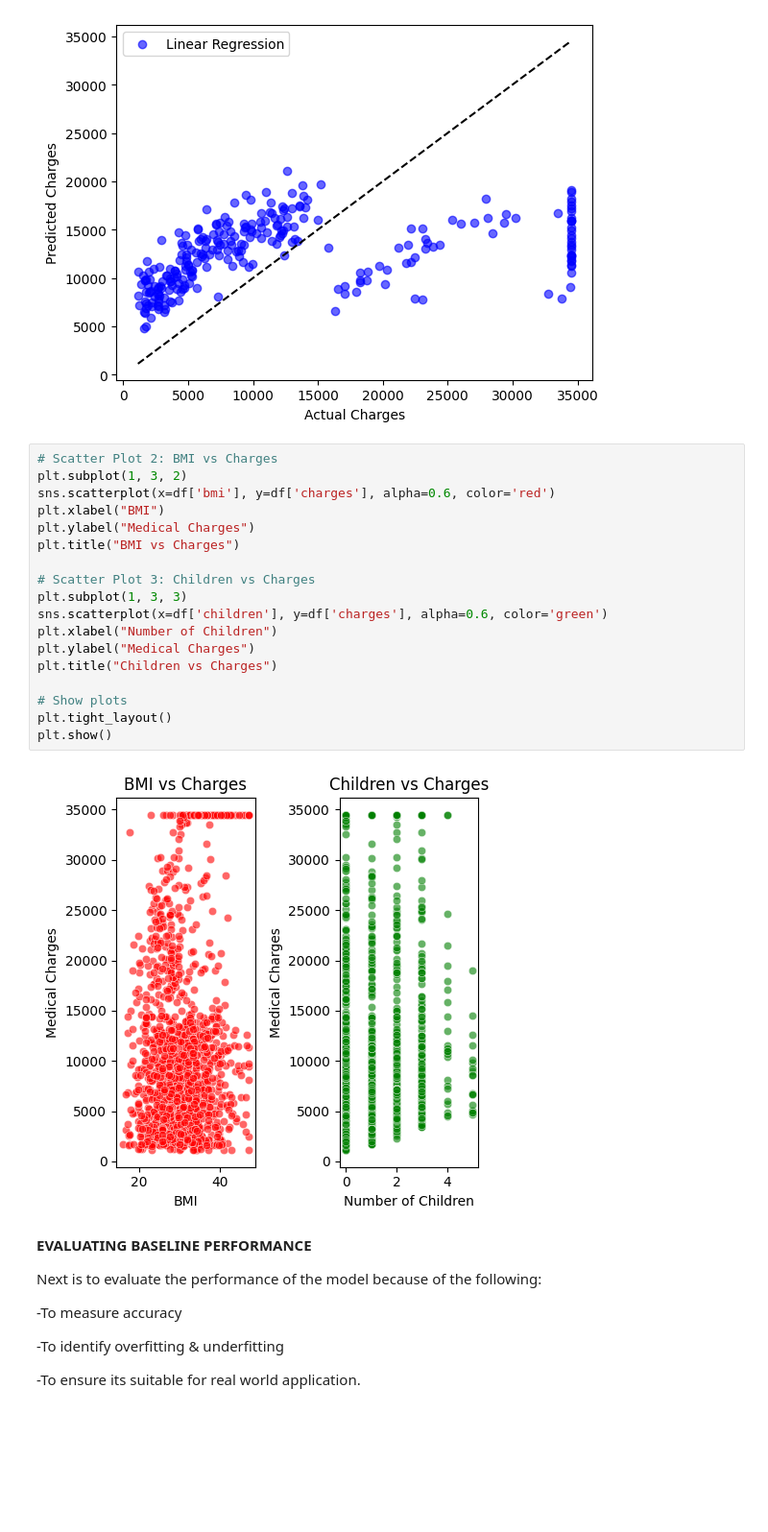
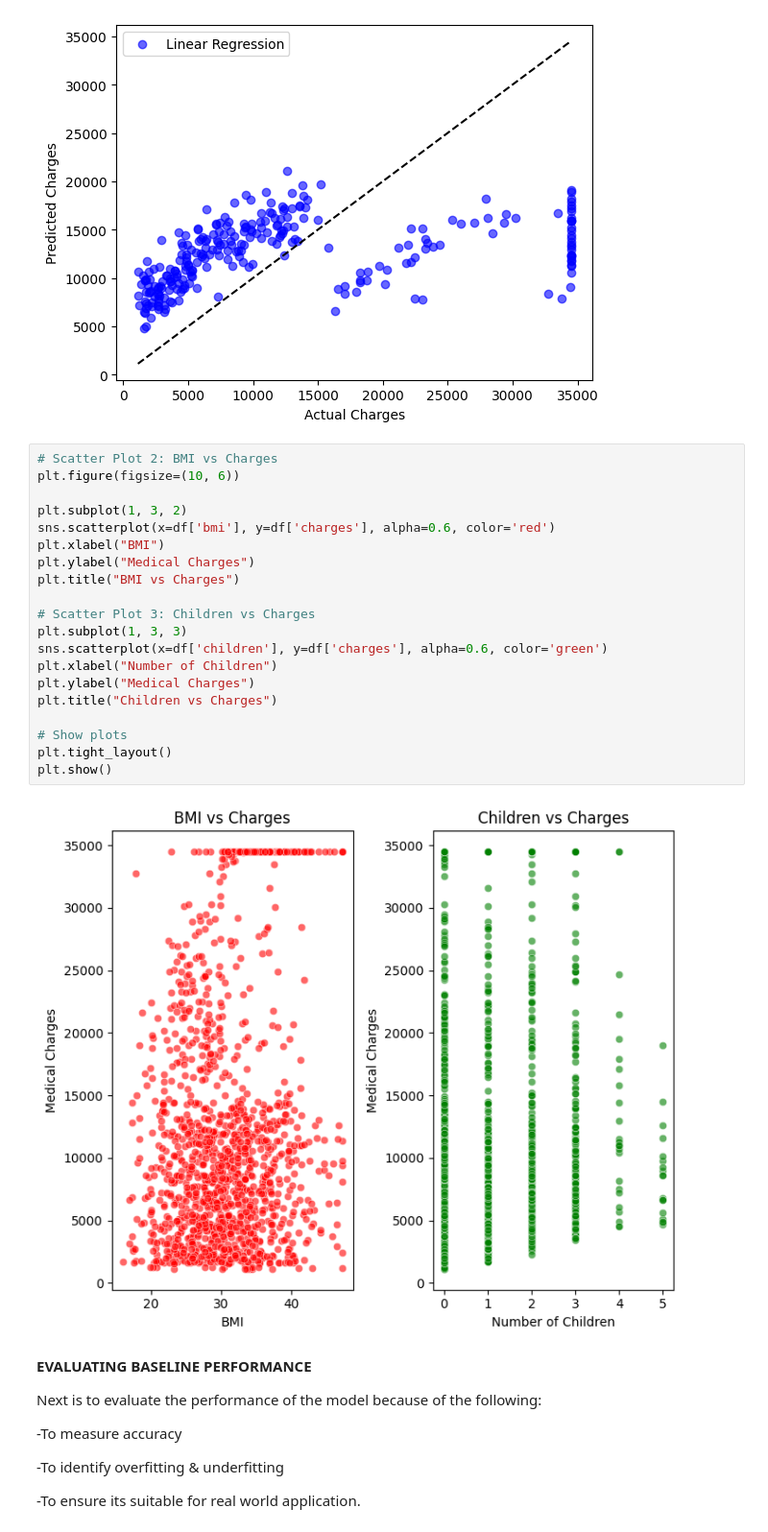
Before and after one commit to blessing3140/PREDICTING-MEDICAL-INSURANCE-CHARGE-USING-MULTI-LINEAR-REGRESSION, a Jupyter notebook: DATA_SCIENCE_PROJECT_PREDICTING_MEDICAL_INSURANCE_USING_MULTIPLE_LINEAR_REGRESSION.ipynb, the cells around one changed output. Shown: that part at 96% size. Drawn from its saved outputs; the diff is of its cells as text; blank space fills up the shorter version.

```diff
--- a/DATA_SCIENCE_PROJECT_PREDICTING_MEDICAL_INSURANCE_USING_MULTIPLE_LINEAR_REGRESSION.ipynb
+++ b/DATA_SCIENCE_PROJECT_PREDICTING_MEDICAL_INSURANCE_USING_MULTIPLE_LINEAR_REGRESSION.ipynb
@@ -464,24 +464,26 @@ plt.show()
 [figure]
 # %%
 # Scatter Plot 2: BMI vs Charges
+plt.figure(figsize=(10, 6))
+
 plt.subplot(1, 3, 2)
 sns.scatterplot(x=df['bmi'], y=df['charges'], alpha=0.6, color='red')
 plt.xlabel("BMI")
 plt.ylabel("Medical Charges")
 plt.title("BMI vs Charges")
 
 # Scatter Plot 3: Children vs Charges
 plt.subplot(1, 3, 3)
 sns.scatterplot(x=df['children'], y=df['charges'], alpha=0.6, color='green')
 plt.xlabel("Number of Children")
 plt.ylabel("Medical Charges")
 plt.title("Children vs Charges")
 
 # Show plots
 plt.tight_layout()
 plt.show()
 # %% [output]
-[figure, old version]
+[figure, new version]
 # %% [markdown]
 **EVALUATING BASELINE PERFORMANCE**
 
```
